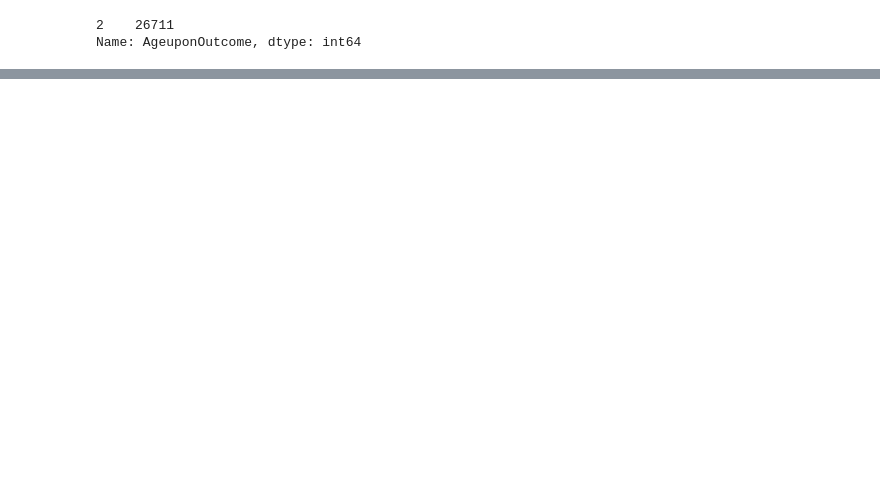
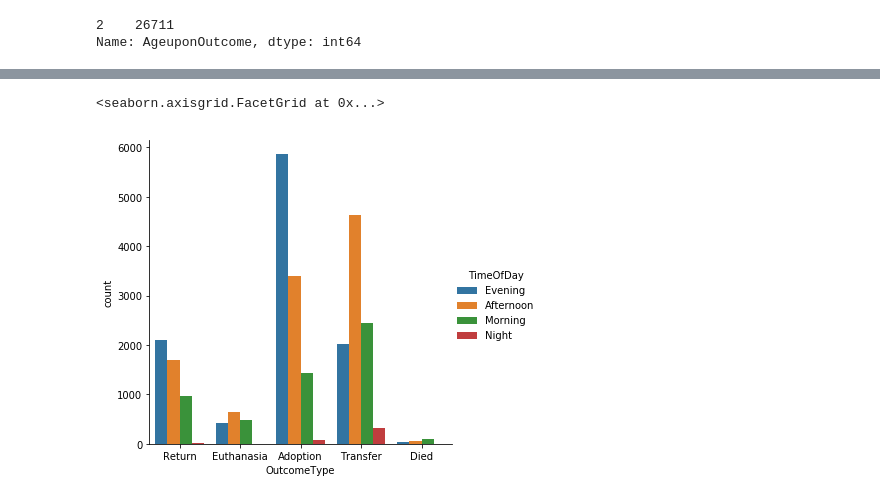
Before and after one commit to 13194307/UTS_ML2019_ID13194307, a Jupyter notebook: ML_A2_PracticalProject/dataExploration.ipynb, the cells around one changed output, grey strips where cells are left out. Saved outputs shown, nothing was run; the diff lists cells and outputs as text; code cells hidden in the pictures; blank space fills up the shorter version.

```diff
--- a/ML_A2_PracticalProject/dataExploration.ipynb
+++ b/ML_A2_PracticalProject/dataExploration.ipynb
@@ -106,0 +236,5 @@ sns.catplot(x="AnimalType", kind="count", hue="OutcomeType", data=dataset)
+# %%
+sns.catplot(x="OutcomeType", kind="count", hue="TimeOfDay", data=dataset)
+# %% [output]
+<seaborn.axisgrid.FacetGrid at 0x...>
+[figure, added]
```
Also changed, not shown: parts of 20 cells of this notebook.
